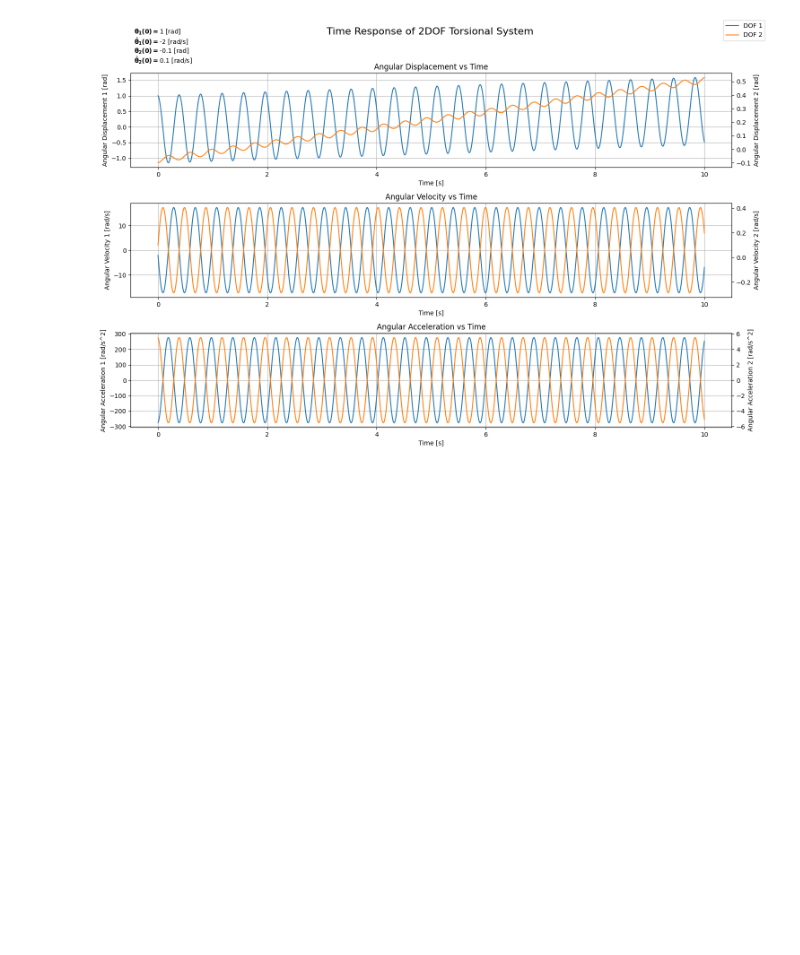
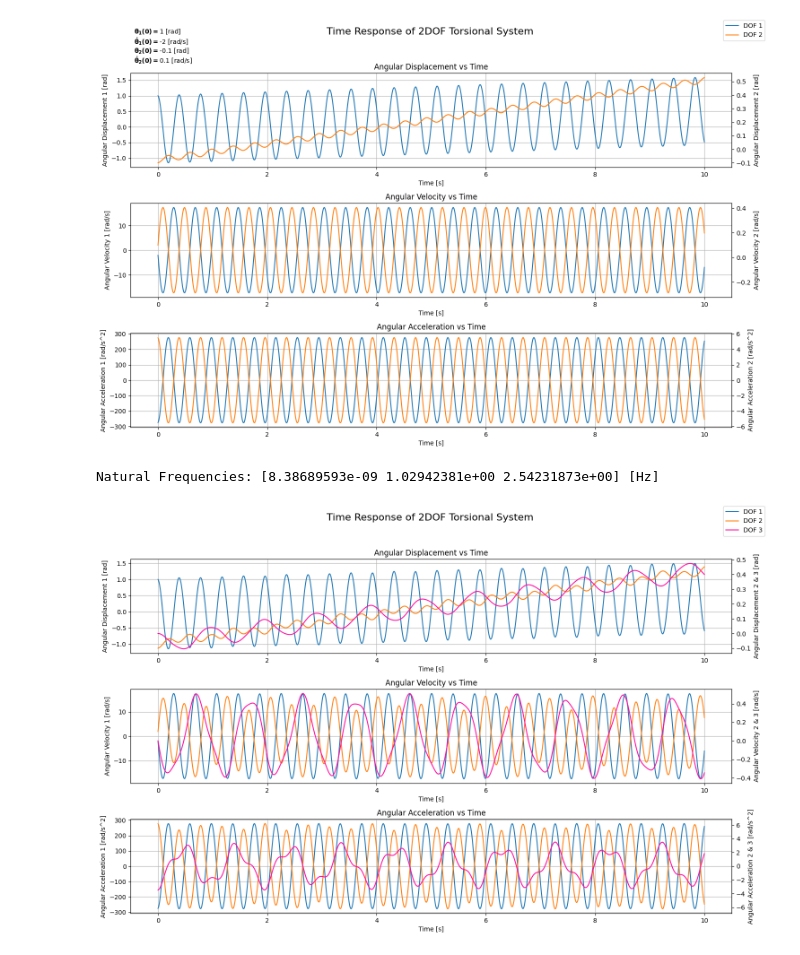
Before and after one commit to Rmhuneineh/my-website, a Jupyter notebook: content/posts/torsional_vibrations_2/01_torVib.ipynb, the cells around one changed output. Cells and saved outputs as stored; diff of their text form; code cells hidden in the pictures; blank space fills up the shorter version.

```diff
--- a/content/posts/torsional_vibrations_2/01_torVib.ipynb
+++ b/content/posts/torsional_vibrations_2/01_torVib.ipynb
@@ -1051,6 +1053,8 @@ class MDOFTorsionalSystem:
     # Method to calculate the natural frequency of the system: Out-of-phase vibration mode
     def calculate_UFV_properties(self):
         omega2, psi = eigh(self.K, self.M)
+        # Negative values resulting from numerical errors. Prevent from square root.
+        omega2[np.where(omega2 < 0)] = 0
         omega_n = np.sqrt(omega2)
         return omega_n, psi
 
@@ -1081,7 +1085,7 @@ class MDOFTorsionalSystem:
 
         # Calculate modal coordinates vs time
         for r in range(n):
-            if np.isclose(self.omega_n[r], 0):
+            if np.isclose(self.omega_n[r], 0, atol=1e-6):
                 # Rigid body motion: linear in time
                 qG_t[r] = q_0[r] + q_0_dot[r] * self.t
                 qG_t_dot[r] = q_0_dot[r]
@@ -1149,3 +1153,24 @@ fig.text(0.06, 0.9, r"$\mathbf{\theta_1(0) = }$" + f"{theta_0[0]} [rad]" + "\n"
 plt.tight_layout(rect=[0, 0.03, 1, 0.95])
 # %% [output]
 [figure]
+# %%
+# Define parameters
+I_1 = 0.1 # [kg.m^2]
+I_2 = 5 # [kg.m^2]
+I_3 = 1 # [kg.m^2]
+c_1 = 25 # [N.m/rad]
+c_2 = 35 # [N.m/rad]
+
+# Define inertia and stiffness matrices
+I_mat = np.diag([I_1, I_2, I_3])
+c_mat = np.array([[c_1, -c_1, 0], [-c_1, c_1 + c_2, -c_2], [0, -c_2, c_2]])
+
+
+# Define an instance of the model
+S = MDOFTorsionalSystem(I_mat=I_mat, c_mat=c_mat)
+# %%
+# Print natural frequencies
+print(f"Natural Frequencies: {S.omega_n / 2 / np.pi} [Hz]")
+# Output: Natural Frequencies: [0.         2.54150063] [Hz]
+# %% [output]
+Natural Frequencies: [8.38689593e-09 1.02942381e+00 2.54231873e+00] [Hz]
@@ -1151,0 +1183,39 @@ plt.tight_layout(rect=[0, 0.03, 1, 0.95])
+# %%
+# Plotting the time response
+fig, axes = plt.subplots(3, 1, figsize=(15, 10))
+fig.suptitle('Time Response of 2DOF Torsional System', fontsize=16)
+# Angular Displacement vs Time
+ax2 = axes[0].twinx()
+axes[0].plot(S.t, S.theta_G[0], label='DOF 1')
+ax2.plot(S.t, S.theta_G[1], label='DOF 2', color='#ff7f0e')
+ax2.plot(S.t, S.theta_G[2], label='DOF 3', color="#ff0ea3")
+axes[0].set_xlabel('Time [s]')
+axes[0].set_ylabel('Angular Displacement 1 [rad]')
+ax2.set_ylabel('Angular Displacement 2 & 3 [rad]')
+axes[0].set_title('Angular Displacement vs Time')
+axes[0].grid(True)
+
+ax2 = axes[1].twinx()
+axes[1].plot(S.t, S.theta_G_dot[0])
+ax2.plot(S.t, S.theta_G_dot[1], color='#ff7f0e')
+ax2.plot(S.t, S.theta_G_dot[2], color="#ff0ea3")
+axes[1].set_xlabel('Time [s]')
+axes[1].set_ylabel('Angular Velocity 1 [rad/s]')
+ax2.set_ylabel('Angular Velocity 2 & 3 [rad/s]')
+axes[1].set_title('Angular Velocity vs Time')
+axes[1].grid(True)
+
+ax2 = axes[2].twinx()
+axes[2].plot(S.t, S.theta_G_ddot[0])
+ax2.plot(S.t, S.theta_G_ddot[1], color='#ff7f0e')
+ax2.plot(S.t, S.theta_G_ddot[2], color="#ff0ea3")
+axes[2].set_xlabel('Time [s]')
+axes[2].set_ylabel('Angular Acceleration 1 [rad/s^2]')
+ax2.set_ylabel('Angular Acceleration 2 & 3 [rad/s^2]')
+axes[2].set_title('Angular Acceleration vs Time')
+axes[2].grid(True)
+
+fig.legend()
+plt.tight_layout(rect=[0, 0.03, 1, 0.95])
+# %% [output]
+[figure, added]
```
Also changed, not shown: parts of 3 cells of this notebook, 2 other files.
